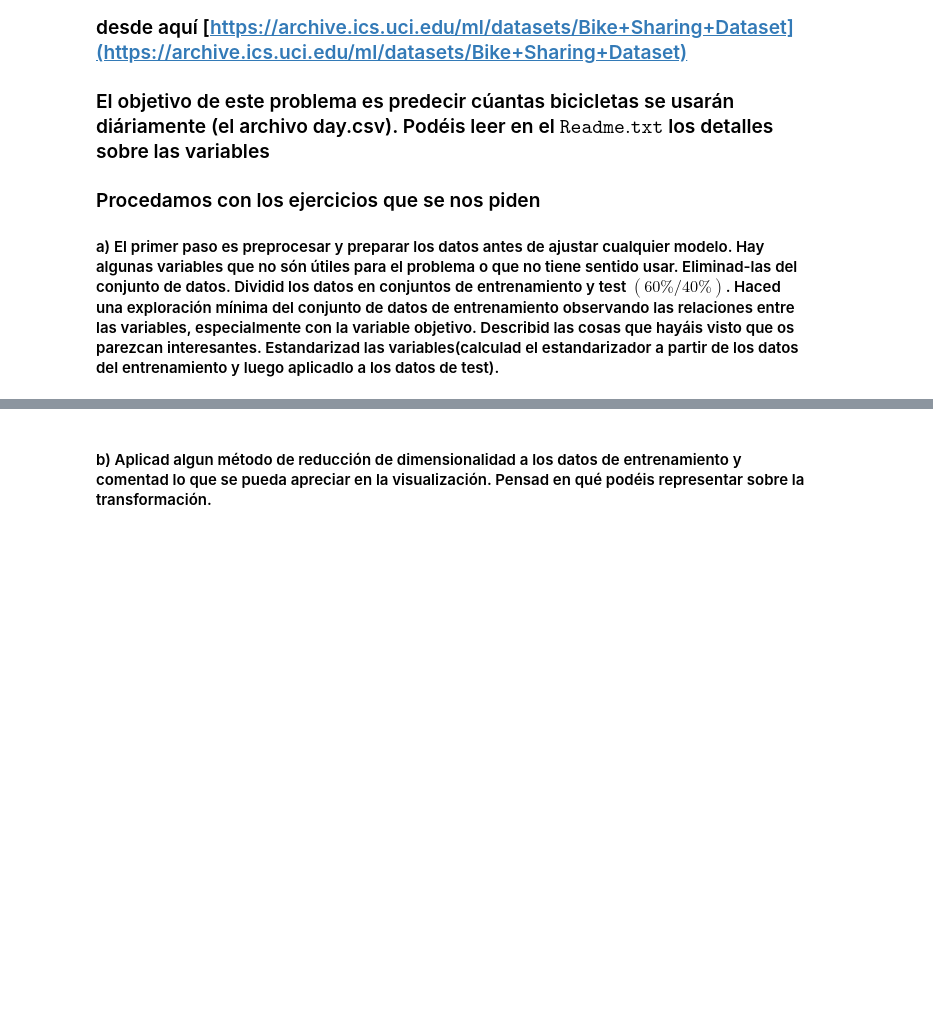
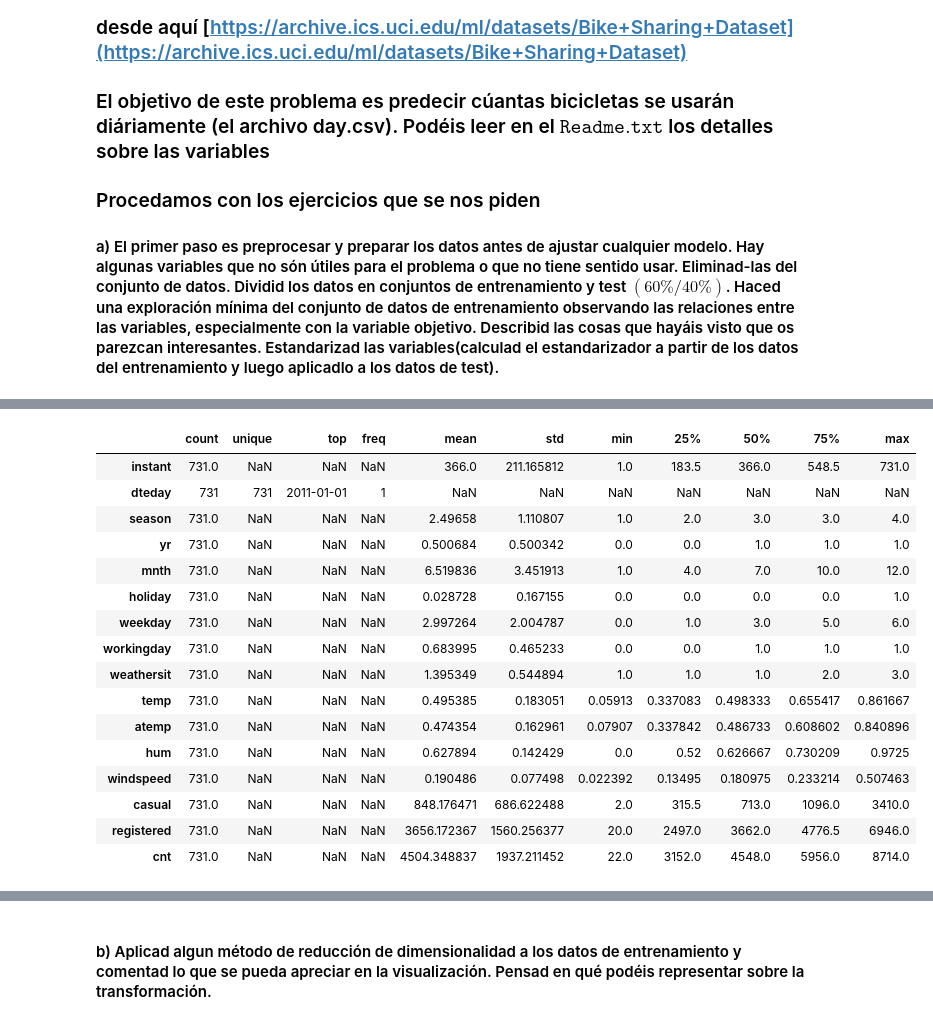
Before and after one commit to cuberhaus/APA, a Jupyter notebook: Problema2/ProblemaLlista2-GRUPAL.ipynb, the cells around one changed output, grey strips where cells are left out. Cells and saved outputs as stored; diff of their text form; code cells hidden in the pictures; blank space fills up the shorter version.

```diff
--- a/Problema2/ProblemaLlista2-GRUPAL.ipynb
+++ b/Problema2/ProblemaLlista2-GRUPAL.ipynb
@@ -19,0 +53,20 @@
+# %%
+bicicletas_data.describe(include='all').T
+# %% [output]
+|  | count | unique | top | freq | mean | std | min | 25% | 50% | 75% | max |
+| instant | 731.0 | NaN | NaN | NaN | 366.0 | 211.165812 | 1.0 | 183.5 | 366.0 | 548.5 | 731.0 |
+| dteday | 731 | 731 | 2011-01-01 | 1 | NaN | NaN | NaN | NaN | NaN | NaN | NaN |
+| season | 731.0 | NaN | NaN | NaN | 2.49658 | 1.110807 | 1.0 | 2.0 | 3.0 | 3.0 | 4.0 |
+| yr | 731.0 | NaN | NaN | NaN | 0.500684 | 0.500342 | 0.0 | 0.0 | 1.0 | 1.0 | 1.0 |
+| mnth | 731.0 | NaN | NaN | NaN | 6.519836 | 3.451913 | 1.0 | 4.0 | 7.0 | 10.0 | 12.0 |
+| holiday | 731.0 | NaN | NaN | NaN | 0.028728 | 0.167155 | 0.0 | 0.0 | 0.0 | 0.0 | 1.0 |
+| weekday | 731.0 | NaN | NaN | NaN | 2.997264 | 2.004787 | 0.0 | 1.0 | 3.0 | 5.0 | 6.0 |
+| workingday | 731.0 | NaN | NaN | NaN | 0.683995 | 0.465233 | 0.0 | 0.0 | 1.0 | 1.0 | 1.0 |
+| weathersit | 731.0 | NaN | NaN | NaN | 1.395349 | 0.544894 | 1.0 | 1.0 | 1.0 | 2.0 | 3.0 |
+| temp | 731.0 | NaN | NaN | NaN | 0.495385 | 0.183051 | 0.05913 | 0.337083 | 0.498333 | 0.655417 | 0.861667 |
+| atemp | 731.0 | NaN | NaN | NaN | 0.474354 | 0.162961 | 0.07907 | 0.337842 | 0.486733 | 0.608602 | 0.840896 |
+| hum | 731.0 | NaN | NaN | NaN | 0.627894 | 0.142429 | 0.0 | 0.52 | 0.626667 | 0.730209 | 0.9725 |
+| windspeed | 731.0 | NaN | NaN | NaN | 0.190486 | 0.077498 | 0.022392 | 0.13495 | 0.180975 | 0.233214 | 0.507463 |
+| casual | 731.0 | NaN | NaN | NaN | 848.176471 | 686.622488 | 2.0 | 315.5 | 713.0 | 1096.0 | 3410.0 |
+| registered | 731.0 | NaN | NaN | NaN | 3656.172367 | 1560.256377 | 20.0 | 2497.0 | 3662.0 | 4776.5 | 6946.0 |
+| cnt | 731.0 | NaN | NaN | NaN | 4504.348837 | 1937.211452 | 22.0 | 3152.0 | 4548.0 | 5956.0 | 8714.0 |
```
Also changed, not shown: parts of 10 cells of this notebook.
